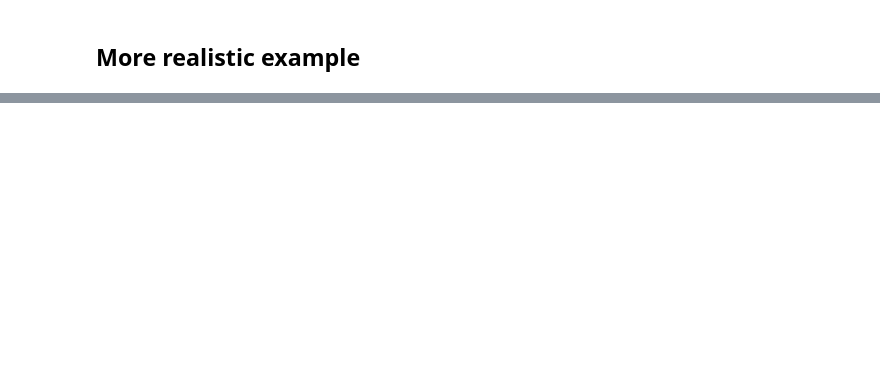
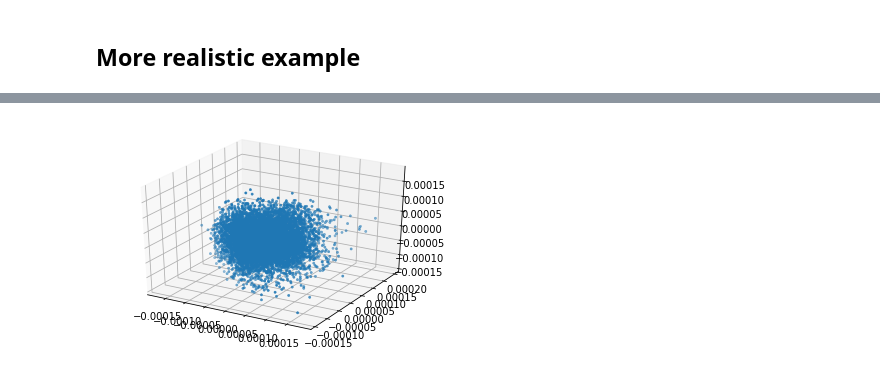
Before and after one commit to zihao12/pyJSMF-RAW, a Jupyter notebook: experiments/scaling_C.ipynb, the cells around one changed output, grey strips where cells are left out. Saved outputs shown, nothing was run; the diff lists cells and outputs as text; code cells hidden in the pictures; blank space fills up the shorter version.

```diff
--- a/experiments/scaling_C.ipynb
+++ b/experiments/scaling_C.ipynb
@@ -273,0 +380,28 @@ Canvas(toolbar=Toolbar(toolitems=[('Home', 'Reset original view', 'home', 'home'
+# %%
+F_ = np.random.uniform(size = (p, k))
+L_ = np.random.uniform(size = (n, k))
+Lam_ = L_ @ F_.T
+Lam_ /= Lam_.sum(axis = 1)[:, None]
+C_ = Lam_.T @ Lam_ / n
+Cbar_ = C_ / C_.sum(axis = 1)[:, None]
+Cbar_pj_ = pca_proj(Cbar_)
+# %%
+def vis_3d(coords):
+	fig = plt.figure()
+	ax = fig.add_subplot(111, projection='3d')
+
+	x2 = coords[:, 0]
+	y2 = coords[:, 1]
+	z2 = coords[:, 2]
+	ax.scatter(x2, y2, z2, s = 5,
+	        cmap='viridis', linewidth=0.5);
+	# ax.set_xlim(x2.min(),x2.max())
+	# ax.set_ylim(y2.min(),y2.max())
+	# ax.set_zlim(z2.min(),z2.max())
+
+
+	plt.show()
+
+vis_3d(Cbar_pj_)
+# %% [output]
+[figure, added]
```
Also changed, not shown: parts of 29 cells of this notebook, 1 other file.
